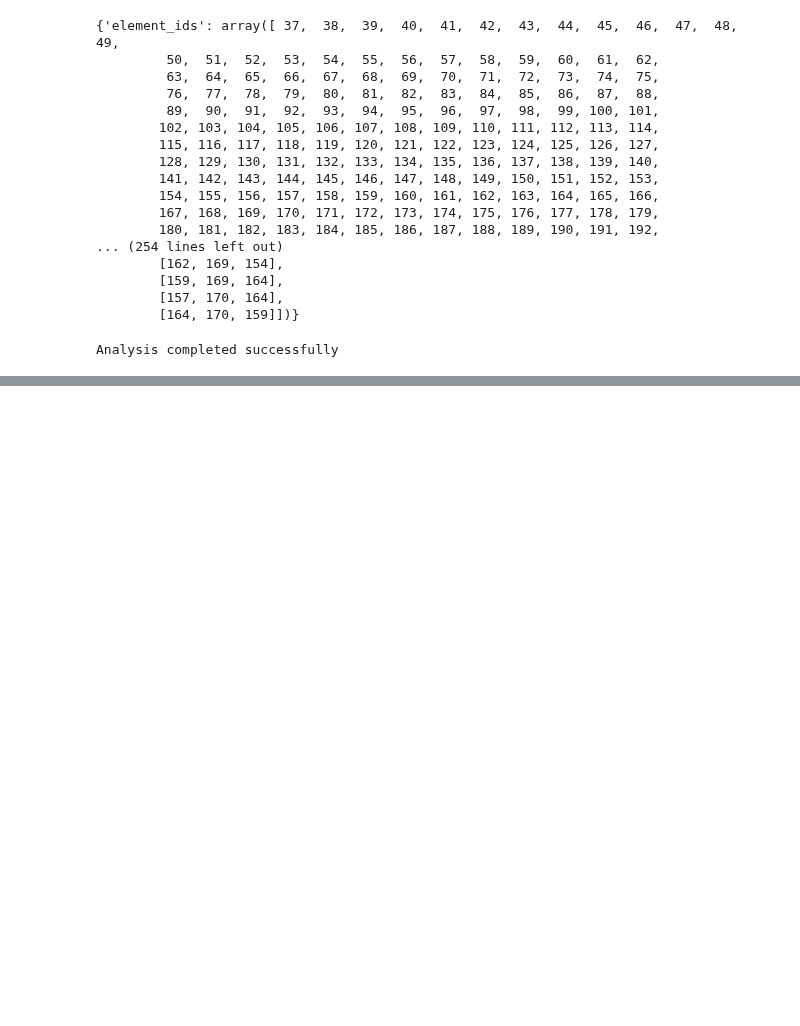
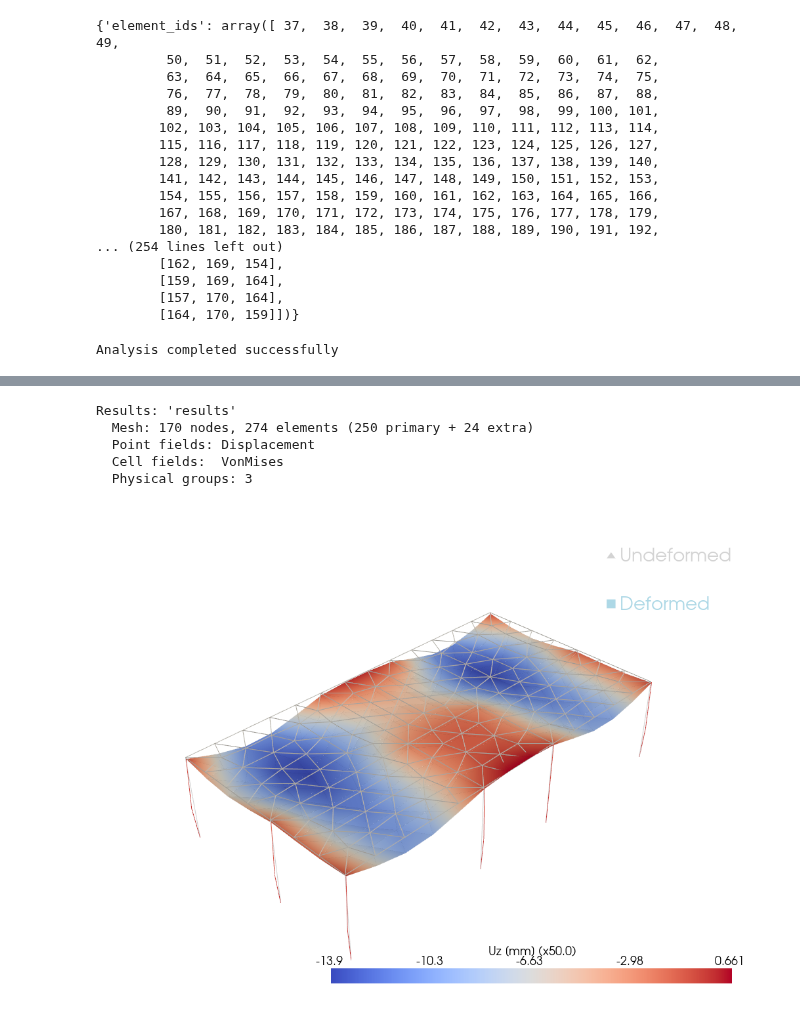
Before and after one commit to sahilkur36/apeGmsh, a Jupyter notebook: examples/example_frame3D_slab_opensees.ipynb, the cells around one changed output, grey strips where cells are left out. Drawn from its saved outputs; the diff is of its cells as text; code cells hidden in the pictures; blank space fills up the shorter version.

```diff
--- a/examples/example_frame3D_slab_opensees.ipynb
+++ b/examples/example_frame3D_slab_opensees.ipynb
@@ -471,0 +472,65 @@ Max |Uy|:         11.4602 mm
+# %%
+# ═══════════════════════════════════════════════════════════════
+# POST-PROCESSING — paste this as one cell after ops.analyze(10)
+# ═══════════════════════════════════════════════════════════════
+import numpy as np
+import pyvista as pv
+from pyGmsh import Results
+
+# ── 1. Nodal displacements ──────────────────────────────────
+n_nodes = len(fem_data.node_ids)
+u_array = np.zeros((n_nodes, 3))
+
+for i, nid in enumerate(fem_data.node_ids):
+    d = ops.nodeDisp(int(nid))
+    u_array[i] = d[:3]
+
+# ── 2. Slab stresses (von Mises) ────────────────────────────
+h = 300.0
+slab_tag  = fem_data.physical.get_tag(2, "slab")
+slab_elem = fem_data.physical.get_elements(2, slab_tag)
+n_slab    = len(slab_elem['element_ids'])
+
+sig_vm = np.zeros(n_slab)
+for i, eid in enumerate(slab_elem['element_ids']):
+    resp = ops.eleResponse(int(eid), 'forces')
+    if len(resp) >= 3:
+        sxx, syy, sxy = resp[0]/h, resp[1]/h, resp[2]/h
+        sig_vm[i] = np.sqrt(sxx**2 - sxx*syy + syy**2 + 3*sxy**2)
+
+# ── 3. Build Results ────────────────────────────────────────
+results = Results.from_fem(
+    fem_data,
+    point_data={"Displacement": u_array},
+    cell_data={"VonMises": sig_vm},
+)
+print(results.summary())
+
+# ── 4. Visualize in-notebook ────────────────────────────────
+pv.set_jupyter_backend('static')
+grid = results._build_grid()
+
+scale = 50.0
+warped = grid.warp_by_vector("Displacement", factor=scale)
+
+pl = pv.Plotter()
+pl.add_mesh(grid, color="lightgrey", style="wireframe", label="Undeformed")
+pl.add_mesh(
+    warped,
+    scalars="Displacement",
+    component=2,
+    cmap="coolwarm",
+    show_edges=True,
+    scalar_bar_args={"title": f"Uz [mm] (x{scale})"},
+    label="Deformed",
+)
+pl.add_legend()
+pl.camera_position = 'iso'
+pl.show()
+# %% [output]
+Results: 'results'
+  Mesh: 170 nodes, 274 elements (250 primary + 24 extra)
+  Point fields: Displacement
+  Cell fields:  VonMises
+  Physical groups: 3
+[figure, added]
```
Also changed, not shown: parts of 3 cells of this notebook, 20 other files.
